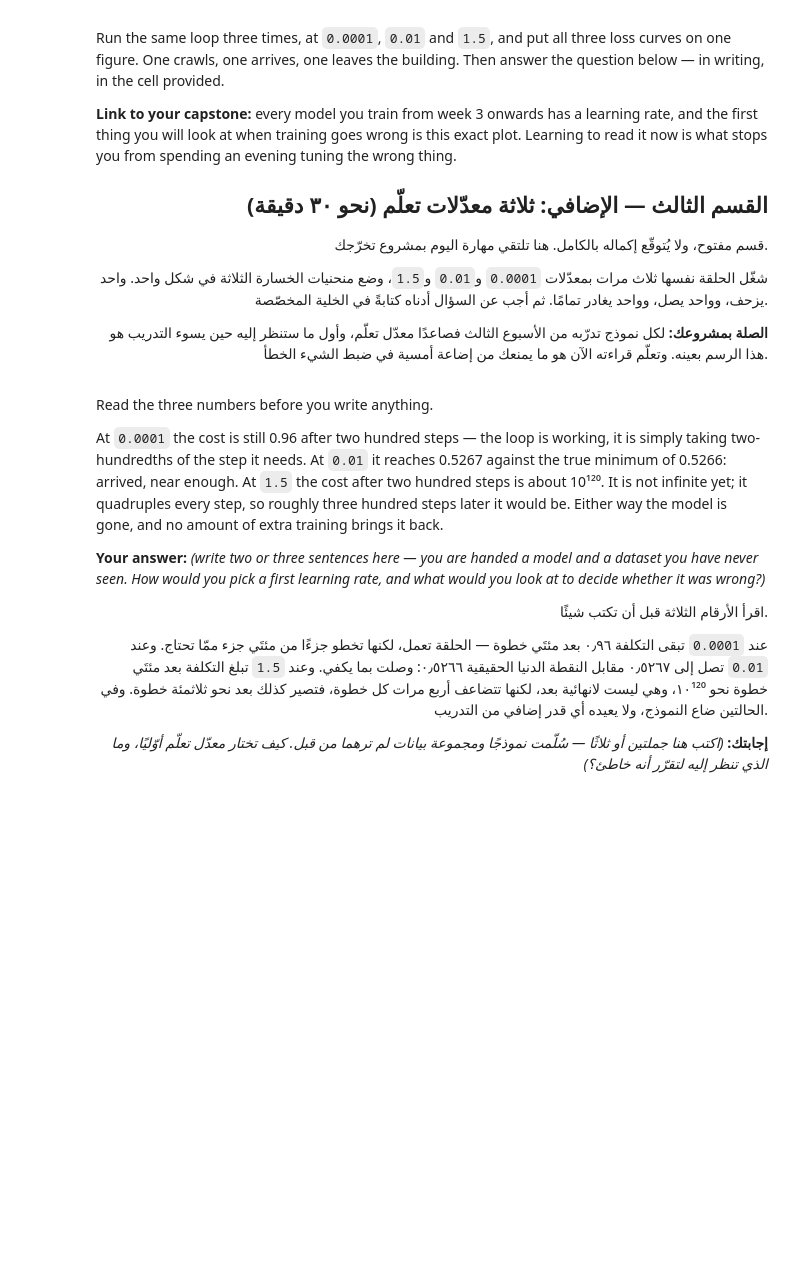
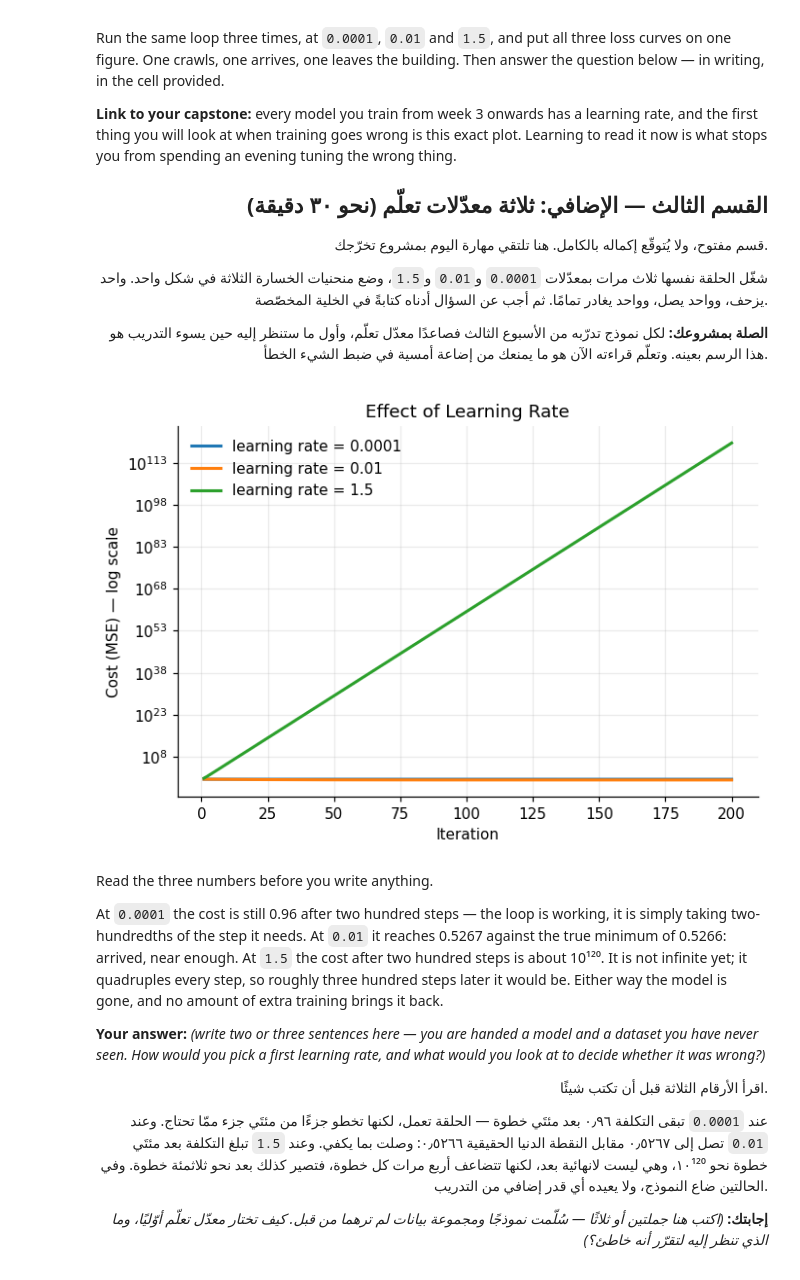
Before and after one commit to DMN83/AIEP_Olo_student, a Jupyter notebook: week_1_foundations/labs/D2_gradient_descent/D2_gradient_descent_blank.ipynb, the cells around one changed output. Cells and saved outputs as stored; diff of their text form; code cells hidden in the pictures; blank space fills up the shorter version.

```diff
--- a/week_1_foundations/labs/D2_gradient_descent/D2_gradient_descent_blank.ipynb
+++ b/week_1_foundations/labs/D2_gradient_descent/D2_gradient_descent_blank.ipynb
@@ -661,24 +801,88 @@ stops you from spending an evening tuning the wrong thing.
 # %%
 # ────────────────────────────────────────────────────────────────────
 # 1) Wrap your loop from Task 2.4 in a function taking the learning rate as an argument
 #    and returning the list of costs.
 # 2) Guard it: once the cost stops being a finite number the run is over, so stop early
 #    and say at which step it happened.
 # 3) Plot the three curves on one axis with a log scale on y — otherwise the diverging run
 #    flattens the other two into the floor.
 # Search: "matplotlib semilogy multiple curves legend"
 #
 # ١) ضع حلقة المهمة ٢٫٤ داخل دالة تأخذ معدّل التعلّم وسيطًا
 #    وتُرجع قائمة التكاليف.
 # ٢) احمِها: متى توقّفت التكلفة عن كونها رقمًا منتهيًا انتهى التشغيل، فتوقّف مبكرًا واذكر
 #    عند أي خطوة حدث ذلك.
 # ٣) ارسم المنحنيات الثلاثة على محور واحد بمقياس لوغاريتمي على y، وإلا سحق المنحنى المتباعد
 #    المنحنيين الآخرين في القاع.
 # ابحث عن: "matplotlib semilogy multiple curves legend"
 # ────────────────────────────────────────────────────────────────────
 
 # TODO: Run the loop at 0.0001, 0.01 and 1.5, and put all three loss curves on one log-scale figure.
 # مهمة: شغّل الحلقة بمعدّلات 0.0001 و0.01 و1.5، وضع منحنيات الخسارة الثلاثة في شكل واحد بمقياس لوغاريتمي.
+
+## Choose Learning Rates → Run Gradient Descent → Record Costs → Check for inf/nan → Plot Loss Curves → Compare Convergence
+## Important rull   ## Too Small LR → Slow convergence
+                    ## Suitable LR → Fast and stable convergence
+                    ## Too Large LR → Divergence
+
+# Task 3 — Compare learning rates
+
+def run_gradient_descent(learning_rate):
+    w = 0.0
+    b = 0.0
+    costs = []
+
+    for iteration in range(1, N_ITERATIONS + 1):
+
+        # Compute gradients using your previous function
+        dw, db = compute_gradients(w, b, x, y)
+
+        # Gradient descent update
+        w = w - learning_rate * dw
+        b = b - learning_rate * db
+
+        # Compute cost using your previous function
+        current_cost = compute_cost(w, b, x, y)
+
+        # Stop if cost becomes inf or nan
+        if not np.isfinite(current_cost):
+            print(
+                f"Learning rate {learning_rate} diverged "
+                f"at iteration {iteration}"
+            )
+            break
+
+        costs.append(current_cost)
+
+    return costs
+
+
+# IMPORTANT: this must be OUTSIDE the function
+learning_rates = [0.0001, 0.01, 1.5]
+
+
+fig, ax = plt.subplots()
+
+for lr in learning_rates:
+
+    costs = run_gradient_descent(lr)
+
+    ax.semilogy(
+        range(1, len(costs) + 1),
+        costs,
+        linewidth=2,
+        label=f"learning rate = {lr}"
+    )
+
+
+ax.set_xlabel("Iteration")
+ax.set_ylabel("Cost (MSE) — log scale")
+ax.set_title("Effect of Learning Rate")
+ax.legend()
+
+plt.show()
+# %% [output]
+[figure, added]
 # %% [markdown]
 Read the three numbers before you write anything.
 
```
Also changed, not shown: parts of 9 cells of this notebook.
